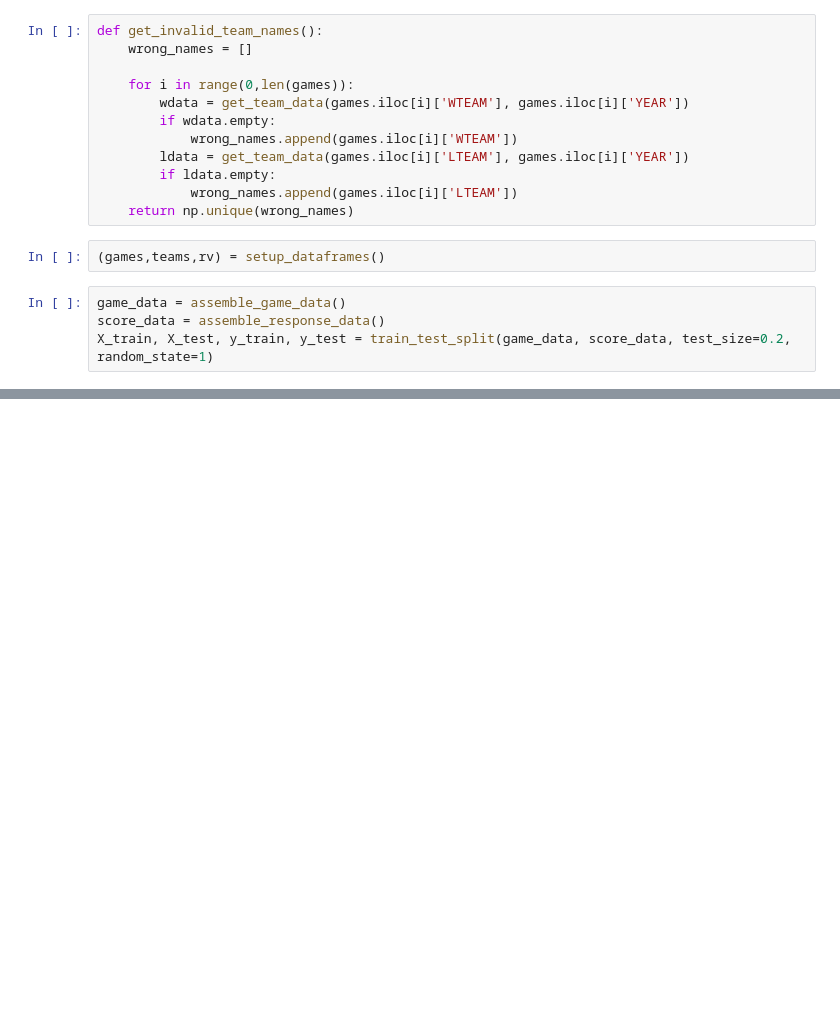
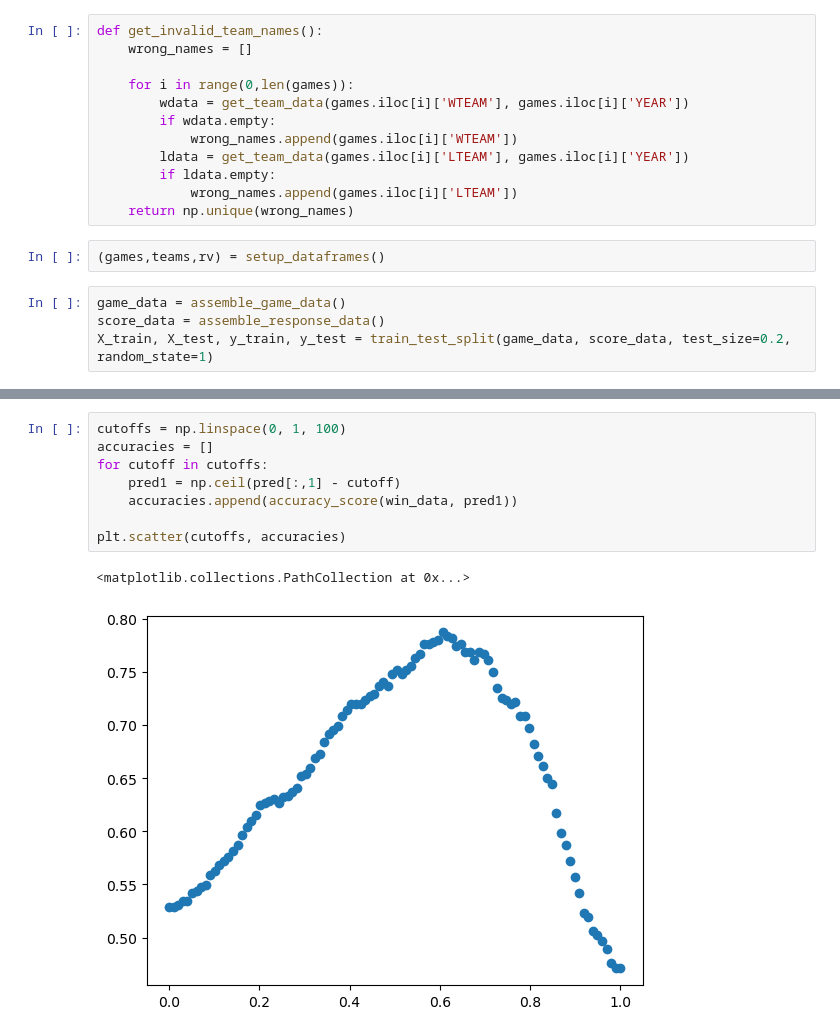
Before and after one commit to wesleygo625/CV_MNIST100, a Jupyter notebook: March_Madness/March Madness.ipynb, the cells around one changed output, grey strips where cells are left out. Drawn from its saved outputs; the diff is of its cells as text; blank space fills up the shorter version.

```diff
--- a/March_Madness/March Madness.ipynb
+++ b/March_Madness/March Madness.ipynb
@@ -82,0 +138,11 @@ array([200., 206., 212., 218., 224., 230., 236., 242., 248., 254., 260.,
+# %%
+cutoffs = np.linspace(0, 1, 100)
+accuracies = []
+for cutoff in cutoffs:
+    pred1 = np.ceil(pred[:,1] - cutoff)
+    accuracies.append(accuracy_score(win_data, pred1))
+
+plt.scatter(cutoffs, accuracies)
+# %% [output]
+<matplotlib.collections.PathCollection at 0x...>
+[figure, added]
```
Also changed, not shown: parts of 7 cells of this notebook.
